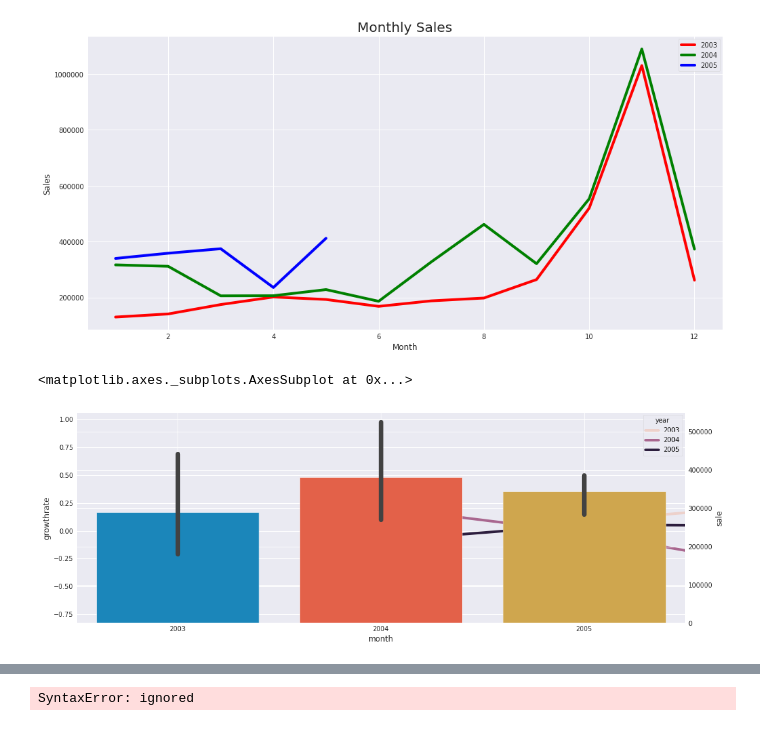
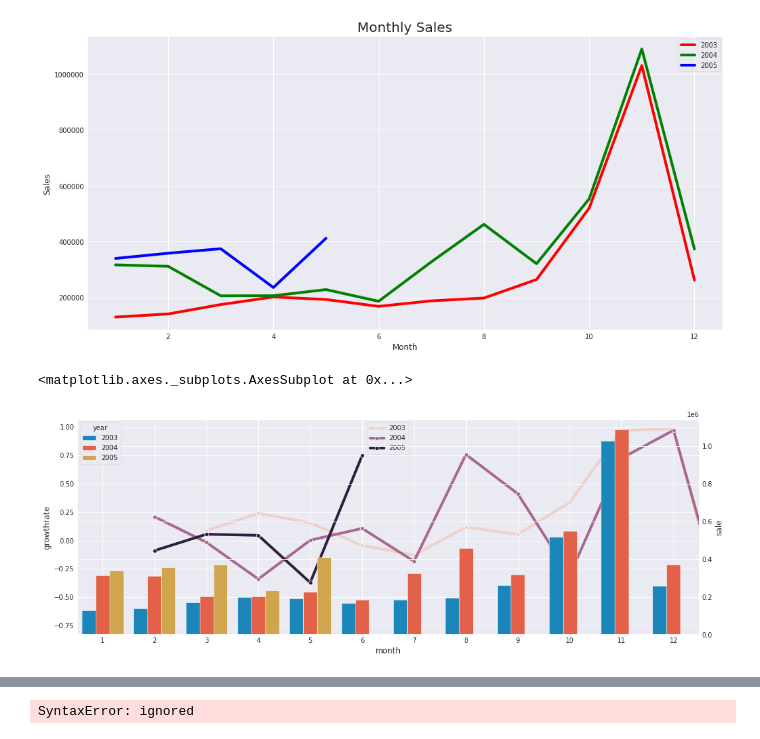
Before and after one commit to NUELBUNDI/PDS_PROJECT, a Jupyter notebook: PDS_PROJECT.ipynb, the cells around one changed output, grey strips where cells are left out. Drawn from its saved outputs; the diff is of its cells as text; code cells hidden in the pictures.

```diff
--- a/PDS_PROJECT.ipynb
+++ b/PDS_PROJECT.ipynb
@@ -297,17 +297,19 @@ Pass the following variables as keyword args: x, y. From version 0.12, the only
 # %%
 salesgrowth=sales_trend.sort_values(['year','month'],ascending=True)
 # .reset_index(drop=True,inplace=True)
 salesgrowth.reset_index(drop=True,inplace=True)
 salesgrowth['growthrate']=salesgrowth['sale'].pct_change()
 # salesgrowth
 
 fig, ax = plt.subplots(figsize=(15,6))
 sns.lineplot(x='month',y='growthrate',marker='o',hue='year',ax=ax,data=salesgrowth)
+ax.legend(['2003', '2004', '2005'],loc='upper center')
 ax1=ax.twinx()
-sns.barplot(x='year',y='sale',data=salesgrowth,ax=ax1)
+sns.barplot(x='month',y='sale',data=salesgrowth,ax=ax1,hue='year')
+# plt.ticklabel_format(style='plain')
 # %% [output]
 <matplotlib.axes._subplots.AxesSubplot at 0x...>
-[figure, old version]
+[figure, new version]
 # %%
 df.head()
 # %% [output]
```
